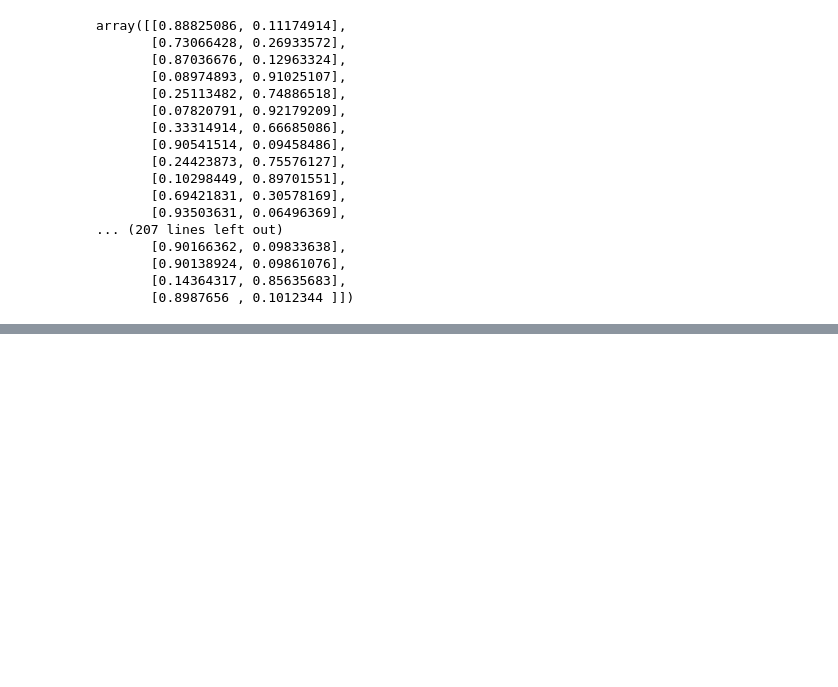
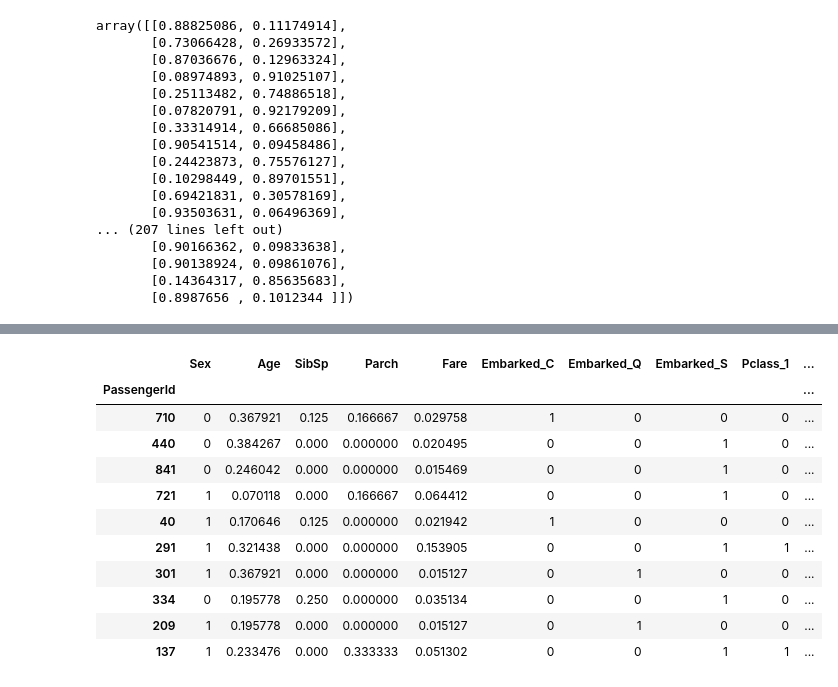
Before and after one commit to Bocharick/GeekBrains_AI_Python_for_data_science, a Jupyter notebook: Lesson_08/script_of_videolesson.ipynb, the cells around one changed output, grey strips where cells are left out. Saved outputs shown, nothing was run; the diff lists cells and outputs as text; code cells hidden in the pictures; blank space fills up the shorter version.

```diff
--- a/Lesson_08/script_of_videolesson.ipynb
+++ b/Lesson_08/script_of_videolesson.ipynb
@@ -688,0 +787,17 @@ y_valid.to_pickle('y_valid.pkl')
+# %%
+X_valid[cols_for_scale] = scaler.transform(X_valid[cols_for_scale])
+# %%
+X_valid.head(10)
+# %% [output]
+|  | Sex | Age | SibSp | Parch | Fare | Embarked_C | Embarked_Q | Embarked_S | Pclass_1 | ... |
+| PassengerId |  |  |  |  |  |  |  |  |  | ... |
+| 710 | 0 | 0.367921 | 0.125 | 0.166667 | 0.029758 | 1 | 0 | 0 | 0 | ... |
+| 440 | 0 | 0.384267 | 0.000 | 0.000000 | 0.020495 | 0 | 0 | 1 | 0 | ... |
+| 841 | 0 | 0.246042 | 0.000 | 0.000000 | 0.015469 | 0 | 0 | 1 | 0 | ... |
+| 721 | 1 | 0.070118 | 0.000 | 0.166667 | 0.064412 | 0 | 0 | 1 | 0 | ... |
+| 40 | 1 | 0.170646 | 0.125 | 0.000000 | 0.021942 | 1 | 0 | 0 | 0 | ... |
+| 291 | 1 | 0.321438 | 0.000 | 0.000000 | 0.153905 | 0 | 0 | 1 | 1 | ... |
+| 301 | 1 | 0.367921 | 0.000 | 0.000000 | 0.015127 | 0 | 1 | 0 | 0 | ... |
+| 334 | 0 | 0.195778 | 0.250 | 0.000000 | 0.035134 | 0 | 0 | 1 | 0 | ... |
+| 209 | 1 | 0.195778 | 0.000 | 0.000000 | 0.015127 | 0 | 1 | 0 | 0 | ... |
+| 137 | 1 | 0.233476 | 0.000 | 0.333333 | 0.051302 | 0 | 0 | 1 | 1 | ... |
```
Also changed, not shown: parts of 97 cells of this notebook, 2 other files.
